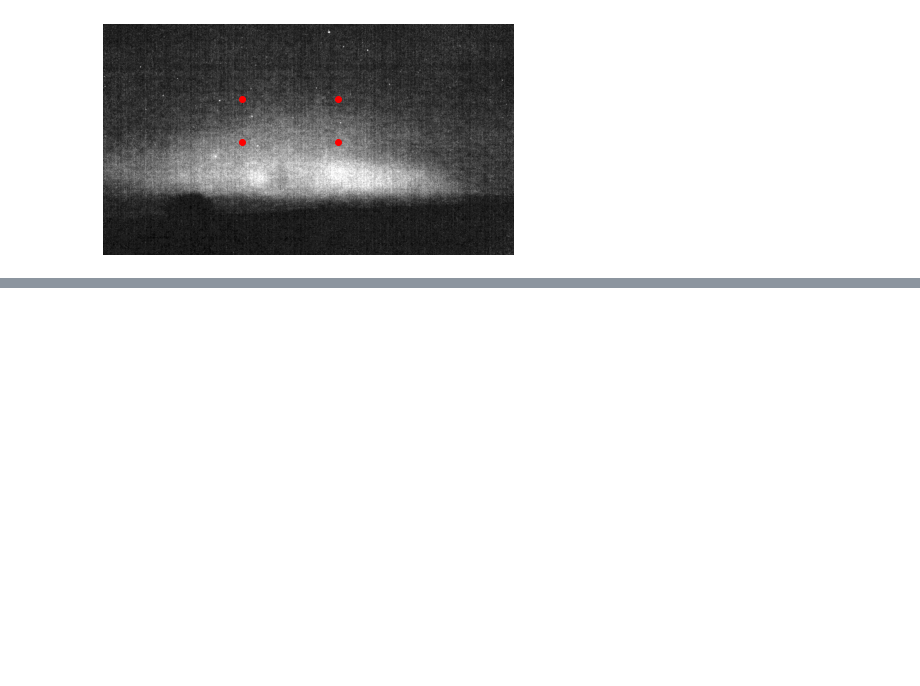
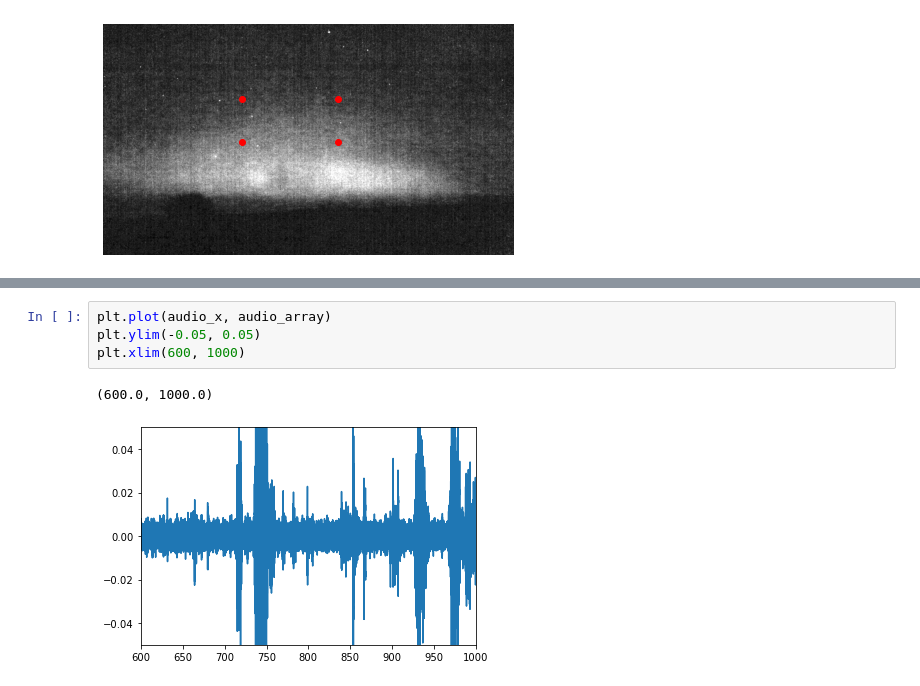
Before and after one commit to rileytroyer/pa-citizen-science, a Jupyter notebook: ludes-pa-sound.ipynb, the cells around one changed output, grey strips where cells are left out. Drawn from its saved outputs; the diff is of its cells as text; blank space fills up the shorter version.

```diff
--- a/ludes-pa-sound.ipynb
+++ b/ludes-pa-sound.ipynb
@@ -240,0 +212,7 @@ array([], dtype=int16)
+# %%
+plt.plot(audio_x, audio_array)
+plt.ylim(-0.05, 0.05)
+plt.xlim(600, 1000)
+# %% [output]
+(600.0, 1000.0)
+[figure, added]
```
Also changed, not shown: parts of 20 cells of this notebook.
